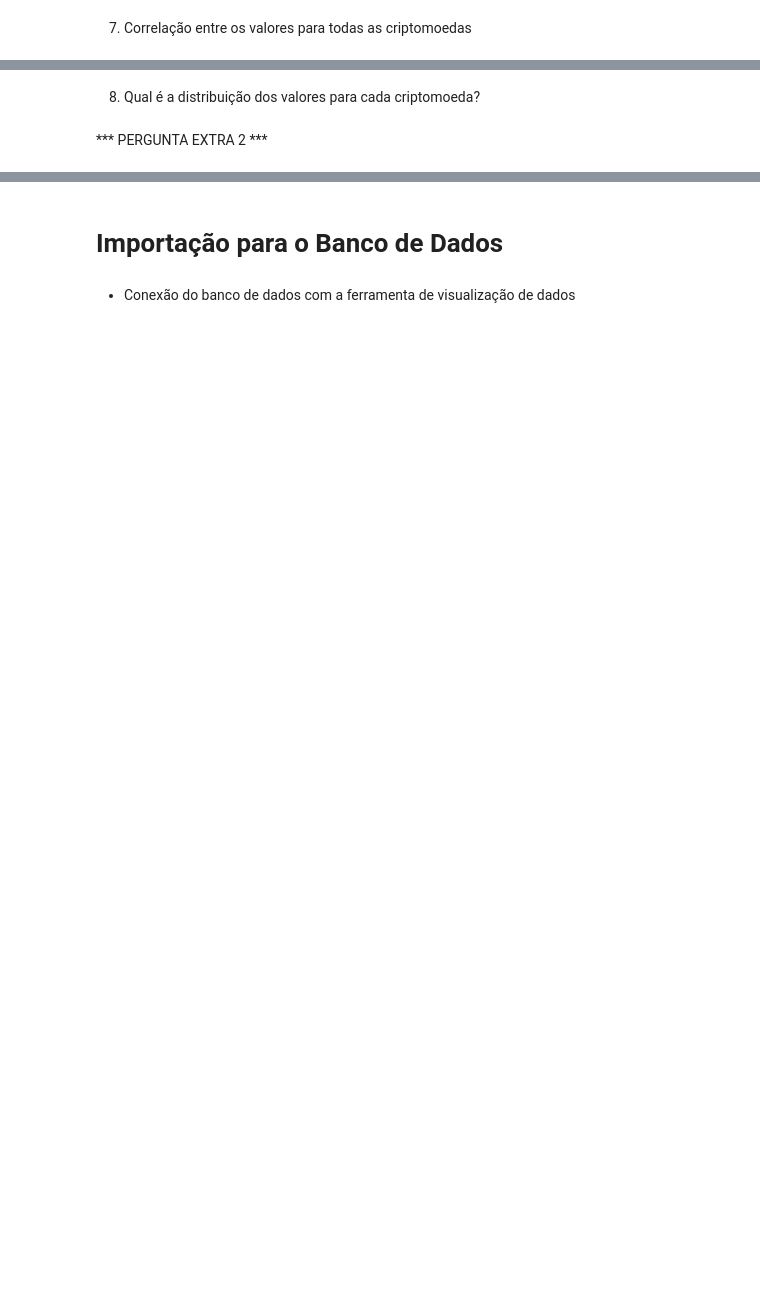
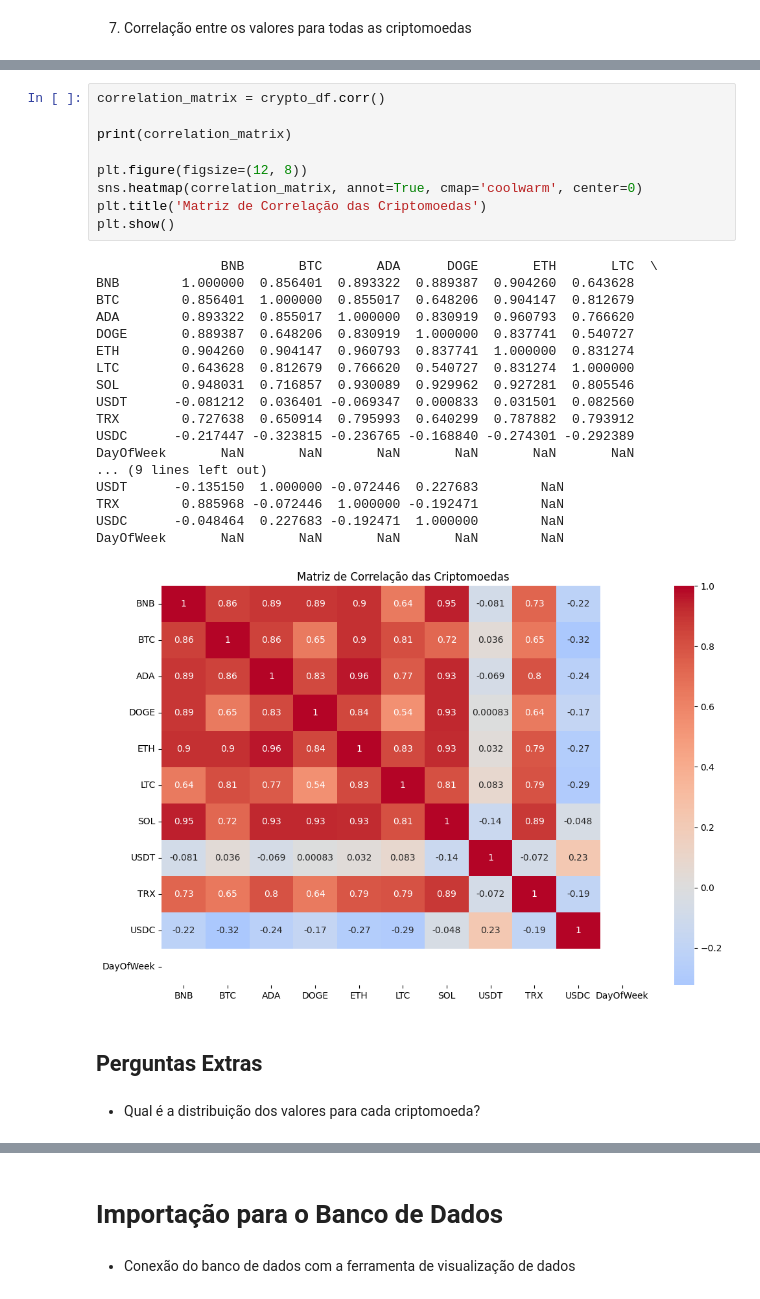
Before and after one commit to carolrc/criptomoedas, a Jupyter notebook: trabalho_em_grupo.ipynb, the cells around one changed output, grey strips where cells are left out. Saved outputs shown, nothing was run; the diff lists cells and outputs as text; blank space fills up the shorter version.

```diff
--- a/trabalho_em_grupo.ipynb
+++ b/trabalho_em_grupo.ipynb
@@ -169,4 +227,32 @@ plt.show()
+# %%
+correlation_matrix = crypto_df.corr()
+
+print(correlation_matrix)
+
+plt.figure(figsize=(12, 8))
+sns.heatmap(correlation_matrix, annot=True, cmap='coolwarm', center=0)
+plt.title('Matriz de Correlação das Criptomoedas')
+plt.show()
+# %% [output]
+                BNB       BTC       ADA      DOGE       ETH       LTC  \
+BNB        1.000000  0.856401  0.893322  0.889387  0.904260  0.643628
+BTC        0.856401  1.000000  0.855017  0.648206  0.904147  0.812679
+ADA        0.893322  0.855017  1.000000  0.830919  0.960793  0.766620
+DOGE       0.889387  0.648206  0.830919  1.000000  0.837741  0.540727
+ETH        0.904260  0.904147  0.960793  0.837741  1.000000  0.831274
+LTC        0.643628  0.812679  0.766620  0.540727  0.831274  1.000000
+SOL        0.948031  0.716857  0.930089  0.929962  0.927281  0.805546
+USDT      -0.081212  0.036401 -0.069347  0.000833  0.031501  0.082560
+TRX        0.727638  0.650914  0.795993  0.640299  0.787882  0.793912
+USDC      -0.217447 -0.323815 -0.236765 -0.168840 -0.274301 -0.292389
+DayOfWeek       NaN       NaN       NaN       NaN       NaN       NaN
+... (9 lines left out)
+USDT      -0.135150  1.000000 -0.072446  0.227683        NaN
+TRX        0.885968 -0.072446  1.000000 -0.192471        NaN
+USDC      -0.048464  0.227683 -0.192471  1.000000        NaN
+DayOfWeek       NaN       NaN       NaN       NaN        NaN
+[figure, added]
+# %% [markdown]
+## Perguntas Extras
 # %% [markdown]
-8. Qual é a distribuição dos valores para cada criptomoeda?
+* Qual é a distribuição dos valores para cada criptomoeda?
-# %% [markdown]
-*** PERGUNTA EXTRA 2 ***
```
Also changed, not shown: parts of 7 cells of this notebook.
